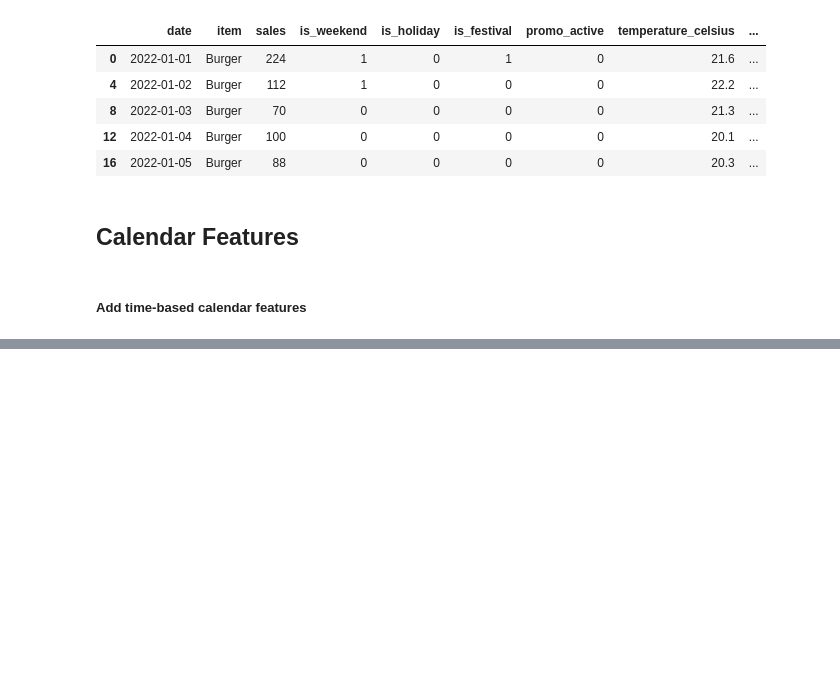
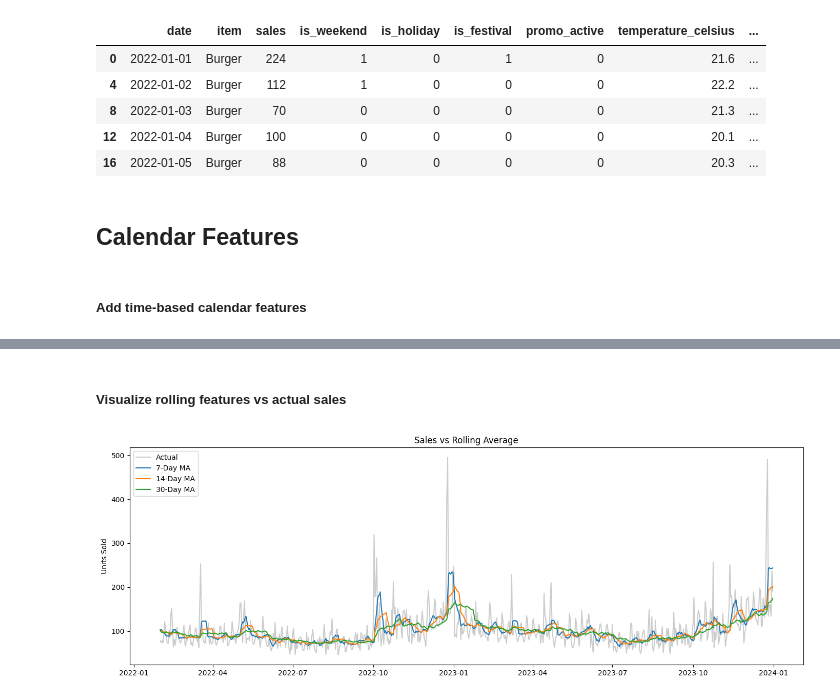
Before and after one commit to PalakParsana/Project-3--Food-Restaurant-Services, a Jupyter notebook: Week2.ipynb, the cells around one changed output, grey strips where cells are left out. Cells and saved outputs as stored; diff of their text form; code cells hidden in the pictures; blank space fills up the shorter version.

```diff
--- a/Week2.ipynb
+++ b/Week2.ipynb
@@ -83,0 +181,13 @@ NameError: name 'add_calendar_features' is not defined
+# %%
+def add_rolling_features(df, column="sales", windows=[7, 14, 30]):
+    df = df.copy()
+
+    for w in windows:
+        data = df[column].shift(1).rolling(w)
+
+        df["rolling_mean_" + str(w)] = data.mean()
+        df["rolling_std_" + str(w)] = data.std()
+        df["rolling_max_" + str(w)] = data.max()
+        df["rolling_min_" + str(w)] = data.min()
+
+    return df
@@ -83,0 +197,11 @@ NameError: name 'add_calendar_features' is not defined
+# %%
+df = add_rolling_features(df, windows=[7, 14, 30])
+
+# Get rolling columns
+rolling_cols = [col for col in df.columns if 'rolling' in col]
+
+print("Rolling features created:")
+print(rolling_cols)
+
+# Show data
+print(df[['sales'] + rolling_cols[:4]].dropna().tail(10))
@@ -83,0 +223,24 @@ NameError: name 'add_calendar_features' is not defined
+# %% [markdown]
+##### Visualize rolling features vs actual sales
+# %%
+# Remove NaN
+data = df.dropna()
+
+# Plot
+plt.figure(figsize=(14,5))
+
+plt.plot(data.index, data['sales'], color='gray', alpha=0.4, label='Actual')
+plt.plot(data.index, data['rolling_mean_7'], label='7-Day MA')
+plt.plot(data.index, data['rolling_mean_14'], label='14-Day MA')
+plt.plot(data.index, data['rolling_mean_30'], label='30-Day MA')
+
+plt.title('Sales vs Rolling Average')
+plt.ylabel('Units Sold')
+plt.legend()
+
+plt.tight_layout()
+plt.savefig('reports/09_rolling_features.png')
+
+plt.show()
+# %% [output]
+[figure, added]
```
Also changed, not shown: parts of 17 cells of this notebook.
